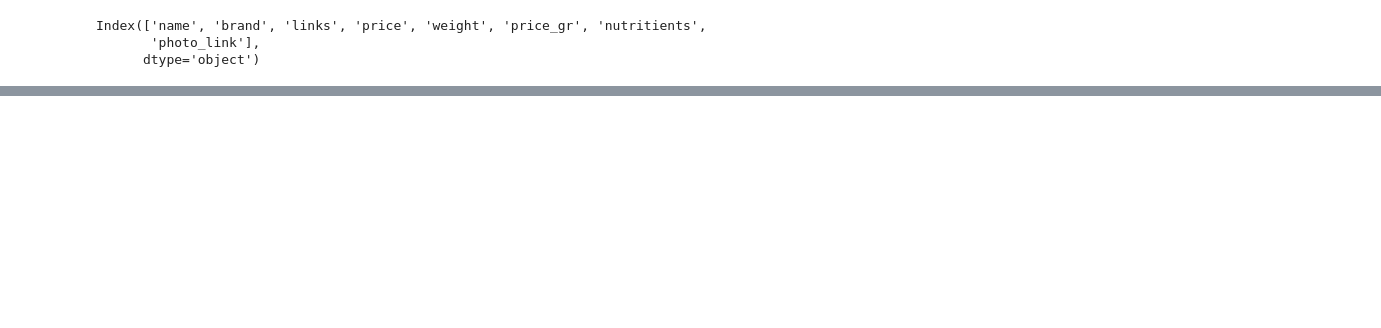
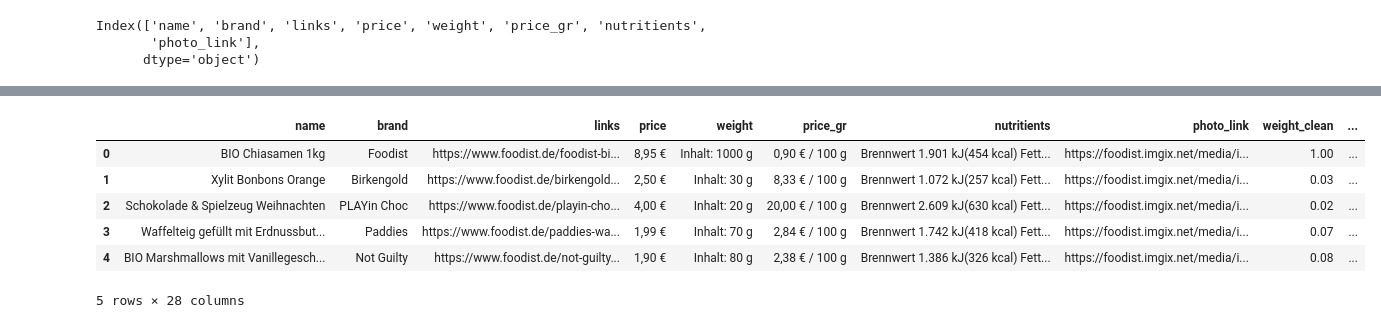
Before and after one commit to katharina-beriault/Final_Project_Vegan-Snack-Recommender_Clustering, a Jupyter notebook: Python/Cleaning.ipynb, the cells around one changed output, grey strips where cells are left out. Saved outputs shown, nothing was run; the diff lists cells and outputs as text; code cells hidden in the pictures; blank space fills up the shorter version.

```diff
--- a/Python/Cleaning.ipynb
+++ b/Python/Cleaning.ipynb
@@ -1006,0 +1546,10 @@ Index(['name', 'brand', 'links', 'price', 'weight', 'price_gr', 'nutritients',
+# %%
+def salt_finder(x):
+    try:
+        f = re.findall('\Balz\s\d+[,]\d+|\Balz\s\d+', x)[0]
+        return f
+    except:
+        return None
+# %%
+foodist['salt'] = foodist['nutritients'].apply(salt_finder)
+foodist['salt']
@@ -1006,0 +1622,10 @@ Index(['name', 'brand', 'links', 'price', 'weight', 'price_gr', 'nutritients',
+# %%
+foodist.head()
+# %% [output]
+|  | name | brand | links | price | weight | price_gr | nutritients | photo_link | weight_clean | ... |
+| 0 | BIO Chiasamen 1kg | Foodist | https://www.foodist.de/foodist-bi... | 8,95 € | Inhalt: 1000 g | 0,90 € / 100 g | Brennwert 1.901 kJ(454 kcal) Fett... | https://foodist.imgix.net/media/i... | 1.00 | ... |
+| 1 | Xylit Bonbons Orange | Birkengold | https://www.foodist.de/birkengold... | 2,50 € | Inhalt: 30 g | 8,33 € / 100 g | Brennwert 1.072 kJ(257 kcal) Fett... | https://foodist.imgix.net/media/i... | 0.03 | ... |
+| 2 | Schokolade & Spielzeug Weihnachten | PLAYin Choc | https://www.foodist.de/playin-cho... | 4,00 € | Inhalt: 20 g | 20,00 € / 100 g | Brennwert 2.609 kJ(630 kcal) Fett... | https://foodist.imgix.net/media/i... | 0.02 | ... |
+| 3 | Waffelteig gefüllt mit Erdnussbut... | Paddies | https://www.foodist.de/paddies-wa... | 1,99 € | Inhalt: 70 g | 2,84 € / 100 g | Brennwert 1.742 kJ(418 kcal) Fett... | https://foodist.imgix.net/media/i... | 0.07 | ... |
+| 4 | BIO Marshmallows mit Vanillegesch... | Not Guilty | https://www.foodist.de/not-guilty... | 1,90 € | Inhalt: 80 g | 2,38 € / 100 g | Brennwert 1.386 kJ(326 kcal) Fett... | https://foodist.imgix.net/media/i... | 0.08 | ... |
+5 rows × 28 columns
```
Also changed, not shown: parts of 91 cells of this notebook, 1 other file.
